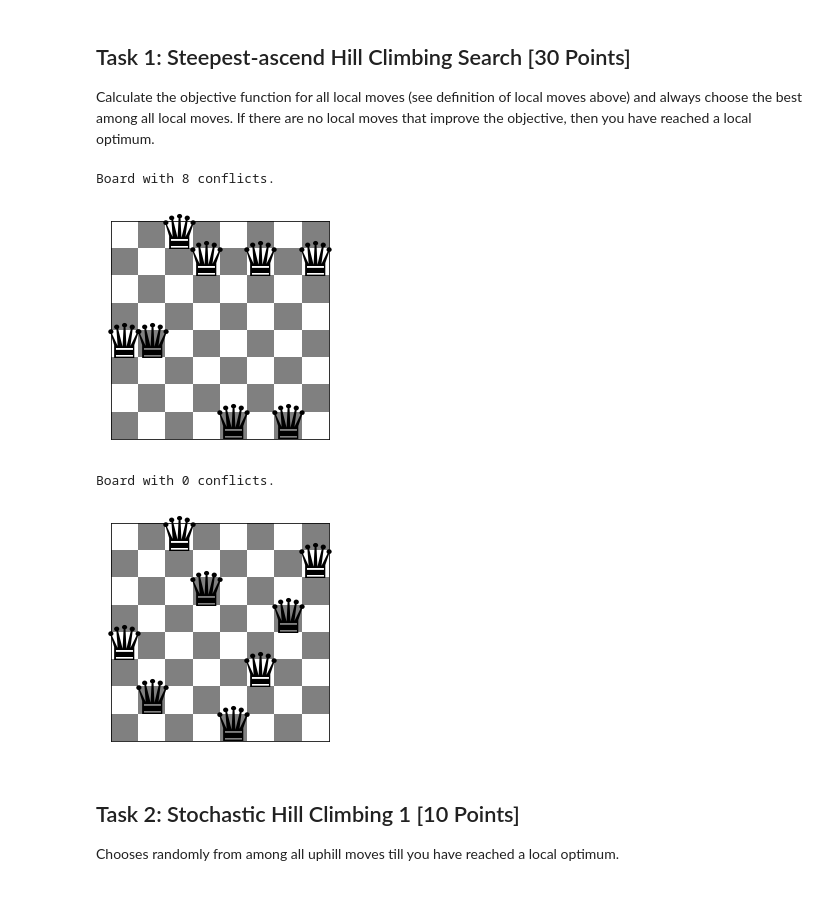
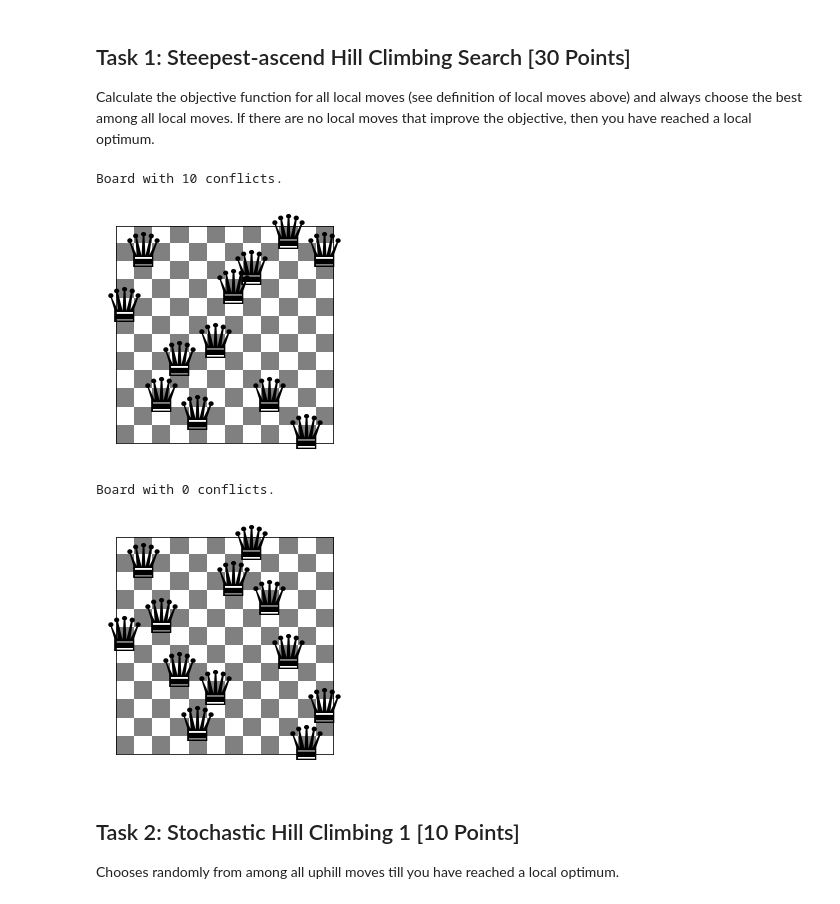
Before and after one commit to kirkwat/artificial-intelligence, a Jupyter notebook: assignment_4/n_queens.ipynb, the cells around one changed output. Cells and saved outputs as stored; diff of their text form; code cells hidden in the pictures.

```diff
--- a/assignment_4/n_queens.ipynb
+++ b/assignment_4/n_queens.ipynb
@@ -149,15 +149,15 @@ def steepest_ascent(current_board, n, verbose=False):
     #return best local move
     return best_board
 # %%
-n=8
+n=12
 board = random_board(n)
 show_board(board)
 show_board(hill_climb(board, n, steepest_ascent))
 # %% [output]
-Board with 8 conflicts.
+Board with 10 conflicts.
-[figure, old version]
+[figure, new version]
 Board with 0 conflicts.
-[figure, old version]
+[figure, new version]
 # %% [markdown]
 ## Task 2: Stochastic Hill Climbing 1 [10 Points]
 
```
Also changed, not shown: parts of 6 cells of this notebook.
